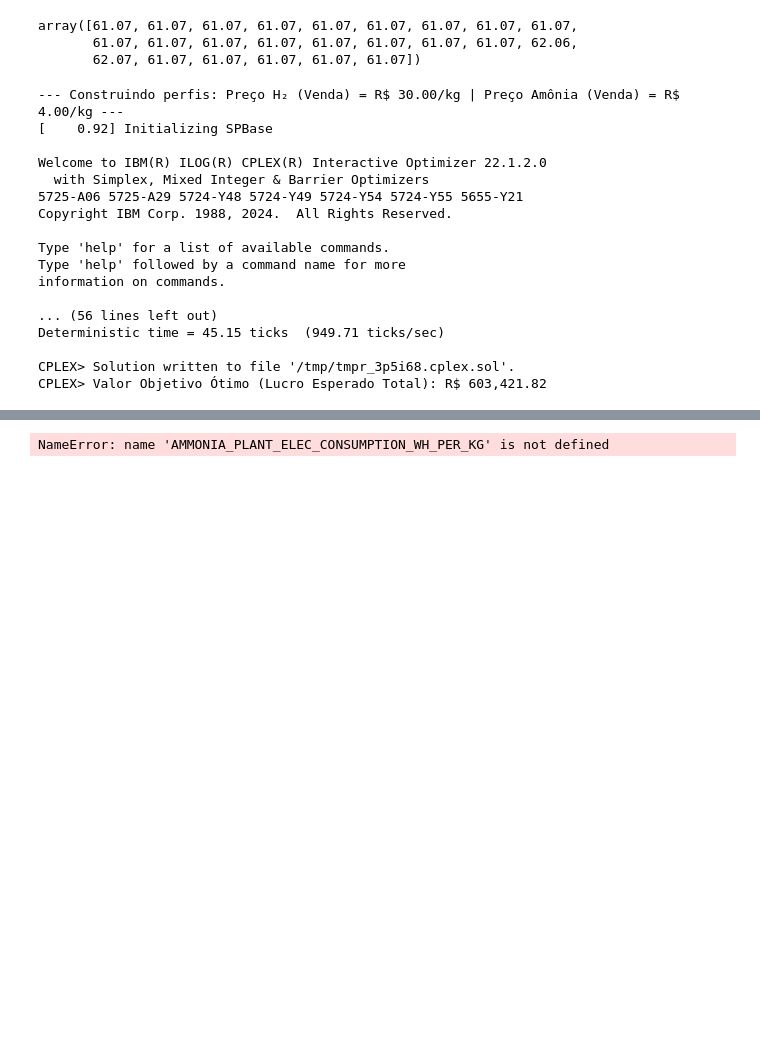
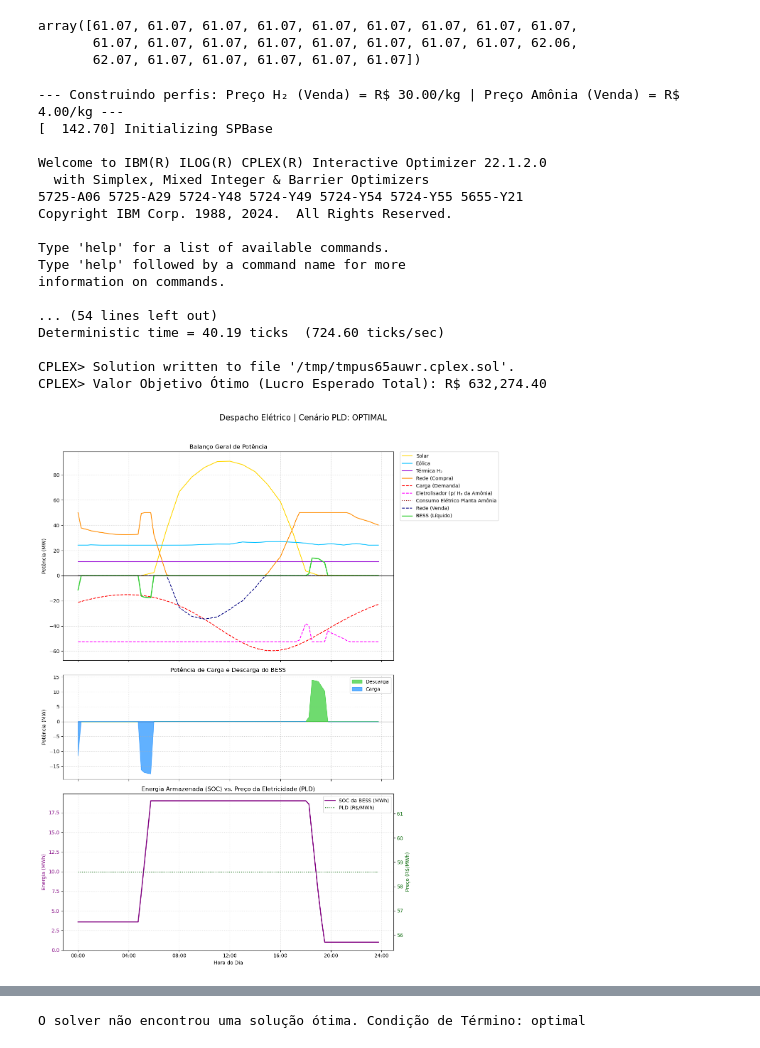
Before and after one commit to grei-ufc/e-h2v-trader, a Jupyter notebook: notebooks/h2v_opt_model_v4.ipynb, the cells around one changed output, grey strips where cells are left out. Cells and saved outputs as stored; diff of their text form; code cells hidden in the pictures; blank space fills up the shorter version.

```diff
--- a/notebooks/h2v_opt_model_v4.ipynb
+++ b/notebooks/h2v_opt_model_v4.ipynb
@@ -213,3 +239,22 @@ Arquivo '../market-data/PLD_NE_12_meses.xlsx' carregado com sucesso. 8760 regist
+# %%
+def scenario_creator(scenario_name, all_profiles, **kwargs):
+    if scenario_name not in all_profiles:
+        raise ValueError(f"Perfil para o cenário '{scenario_name}' não encontrado.")
+
+    scenario_data = all_profiles[scenario_name]
+    model = build_model(scenario_data)
+
+    # Vincula as variáveis de primeiro estágio (SOC Inicial)
+    # Vincula as variáveis de primeiro estágio ao "Nó Raiz" (Root Node).
+    # Isso impõe a restrição de não-antecipatividade: a decisão do estoque inicial
+    # deve ser a mesma, independente de qual cenário de PLD venha a ocorrer.
+    sputils.attach_root_node(model, 0.0, list(model.X.values()))
+
+    # --- AJUSTE DE PROBABILIDADE REAL ---
+    # Atribui a probabilidade calculada estatisticamente
+    model._mpisppy_probability = scenario_probabilities[scenario_name]
+
+    return model
 # %%
 pld_alto_horario
 # %% [output]
@@ -307,44 +352,54 @@ if results.solver.termination_condition in [pyo.TerminationCondition.optimal, py
         'h2': pyo.value(first_block.X['H2_INITIAL_SOC']),
         'ammonia': pyo.value(first_block.X['AMMONIA_INITIAL_SOC'])
     }
   #   print("\nDecisões do Primeiro Estágio (aqui e agora):")
   #   print(f"  SOC Inicial Ótimo da BESS: {initial_socs['elec'] / 1e6:.2f} MWh")
   #   print(f"  SOC Inicial Ótimo do Tanque de H2: {initial_socs['h2']:.2f} kg")
    #  print(f"  SOC Inicial Ótimo do Tanque de Amônia: {initial_socs['ammonia']:.2f} kg")
 
    #  print("\nParâmetros Econômicos e de Conversão da Simulação:")
    #  print("-" * 50)
    #  print(f"  - Preço de Venda do H₂:       R$ {h2_price_to_test:.2f}/kg")
    #  print(f"  - Preço de Venda da Amônia:   R$ {ammonia_price:.2f}/kg")
     rendimento_h2_nh3 = 1 / TX_H2_TO_AMMONIA_KG_PER_KG
    #  print(f"  - Fator Haber-Bosch (Inverso): {rendimento_h2_nh3:.2f} kg de NH₃ gerados por kg de H₂")
    #  print("-" * 50)
-
-    for s_name in all_scenario_names:
-        s_block = getattr(ef_model, s_name)
-        plot_scenario_results(
-            TIME_HORIZON,
-            s_block, s_name, initial_socs,
-            fixed_h2_price=h2_price_to_test,
-            fixed_ammonia_price=ammonia_price
-        )
+for s_name in all_scenario_names:
+    s_block = getattr(ef_model, s_name)
+    plot_scenario_results(
+        TIME_HORIZON,
+        s_block,
+        s_name,
+        initial_socs,
+        fixed_h2_price=h2_price_to_test,
+        fixed_ammonia_price=ammonia_price,
+        AMMONIA_PLANT_ELEC_CONSUMPTION_WH_PER_KG=AMMONIA_PLANT_ELEC_CONSUMPTION_WH_PER_KG,
+        INTERVALO_HORAS=INTERVALO_HORAS,
+        N=N,
+        h2_max_soc_kg=h2_max_soc_kg,
+        h2_min_soc_kg=h2_min_soc_kg,
+        ammonia_max_soc_kg=ammonia_max_soc_kg,
+        ammonia_min_soc_kg=ammonia_min_soc_kg,
+        TX_H2_TO_AMMONIA_KG_PER_KG=TX_H2_TO_AMMONIA_KG_PER_KG # <--- ADICIONE ESTA LINHA AQUI
+    )
 else:
     print(f"\nO solver não encontrou uma solução ótima. Condição de Término: {results.solver.termination_condition}")
 # %% [output]
 --- Construindo perfis: Preço H₂ (Venda) = R$ 30.00/kg | Preço Amônia (Venda) = R$ 4.00/kg ---
-[    0.92] Initializing SPBase
+[  142.70] Initializing SPBase
 
 Welcome to IBM(R) ILOG(R) CPLEX(R) Interactive Optimizer 22.1.2.0
   with Simplex, Mixed Integer & Barrier Optimizers
 5725-A06 5725-A29 5724-Y48 5724-Y49 5724-Y54 5724-Y55 5655-Y21
 Copyright IBM Corp. 1988, 2024.  All Rights Reserved.
 
 Type 'help' for a list of available commands.
 Type 'help' followed by a command name for more
 information on commands.
 
-... (56 lines left out)
-Deterministic time = 45.15 ticks  (949.71 ticks/sec)
+... (54 lines left out)
+Deterministic time = 40.19 ticks  (724.60 ticks/sec)
 
-CPLEX> Solution written to file '/tmp/tmpr_3p5i68.cplex.sol'.
-CPLEX> Valor Objetivo Ótimo (Lucro Esperado Total): R$ 603,421.82
+CPLEX> Solution written to file '/tmp/tmpus65auwr.cplex.sol'.
+CPLEX> Valor Objetivo Ótimo (Lucro Esperado Total): R$ 632,274.40
+[figure, added]
@@ -351 +417 @@ CPLEX> Valor Objetivo Ótimo (Lucro Esperado Total): R$ 603,421.82
-NameError: name 'AMMONIA_PLANT_ELEC_CONSUMPTION_WH_PER_KG' is not defined
+O solver não encontrou uma solução ótima. Condição de Término: optimal
```
Also changed, not shown: parts of 5 cells of this notebook, 1 other file.
